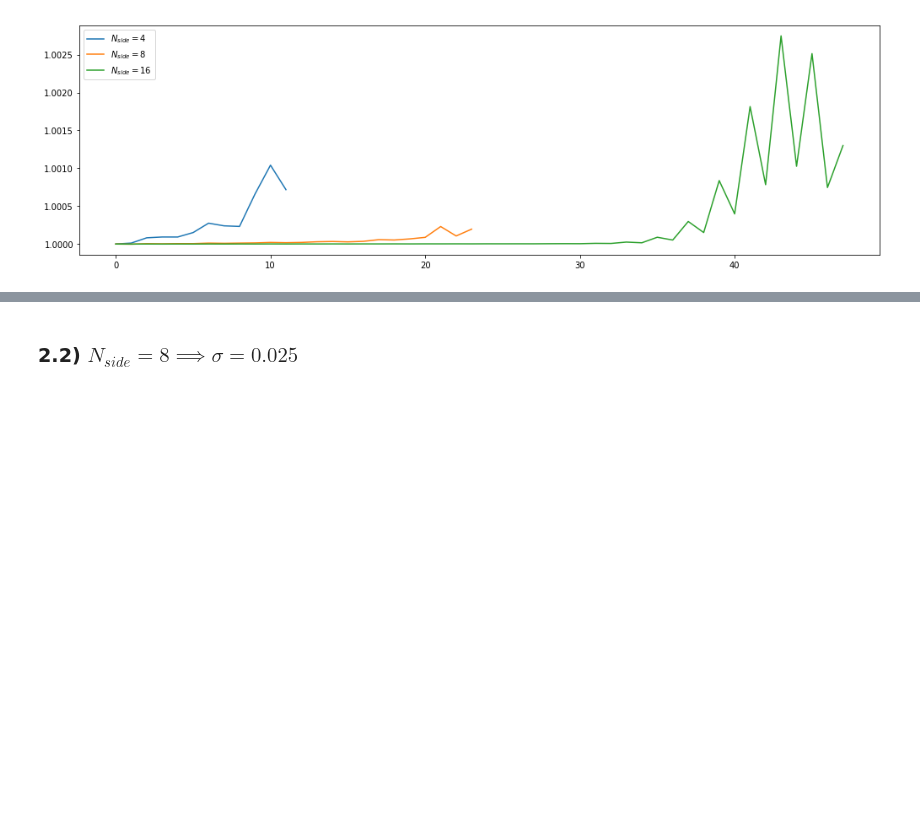
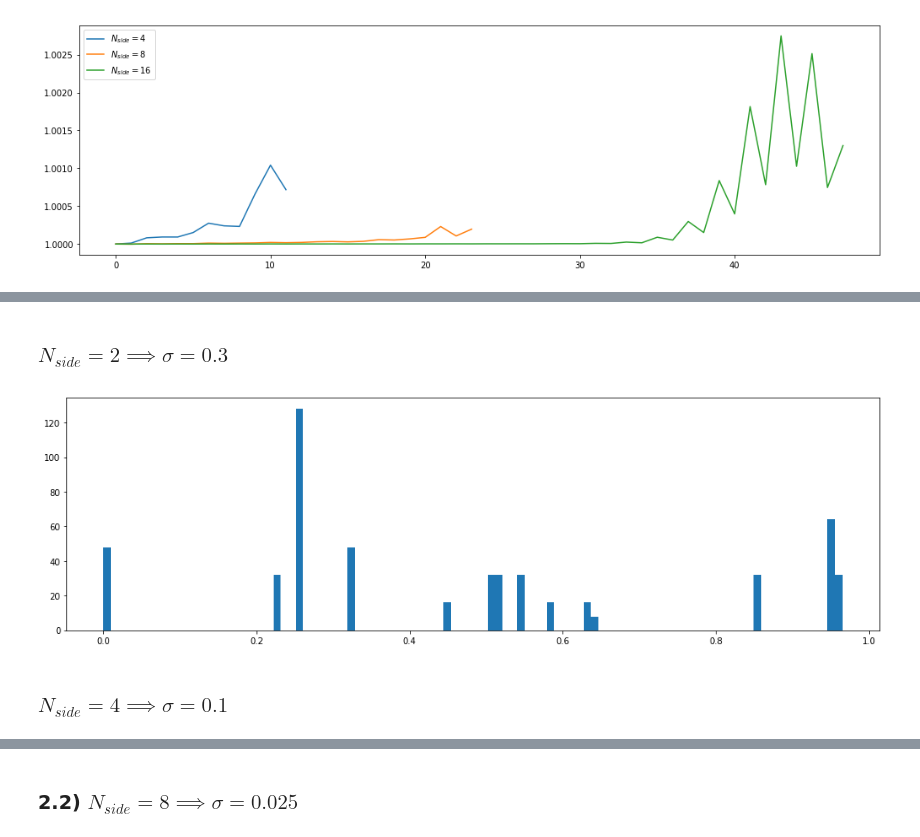
Before and after one commit to MartMilani/PDM, a Jupyter notebook: codes/06_good_std_dev.ipynb, the cells around one changed output, grey strips where cells are left out. Cells and saved outputs as stored; diff of their text form; code cells hidden in the pictures; blank space fills up the shorter version.

```diff
--- a/codes/06_good_std_dev.ipynb
+++ b/codes/06_good_std_dev.ipynb
@@ -98,0 +100,9 @@ utils.full_healpix_weightmatrix(nside=4, dtype=np.float32, std=0.005, plot=True,
+# %% [markdown]
+### $N_{side}=2 \implies \sigma=0.3$
+# %%
+utils.full_healpix_weightmatrix(nside=2, dtype=np.float32, std=0.005, plot=True, max_plot=1);
+plt.savefig('06_figures/hist_2')
+# %% [output]
+[figure, added]
+# %% [markdown]
+### $N_{side}=4 \implies \sigma=0.1$
```
Also changed, not shown: parts of 23 cells of this notebook, 16 other files.
